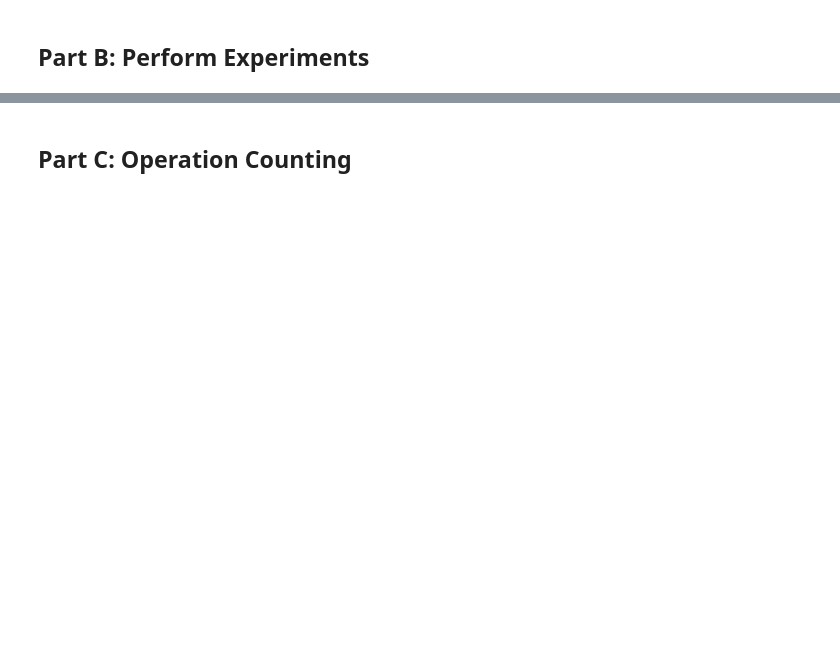
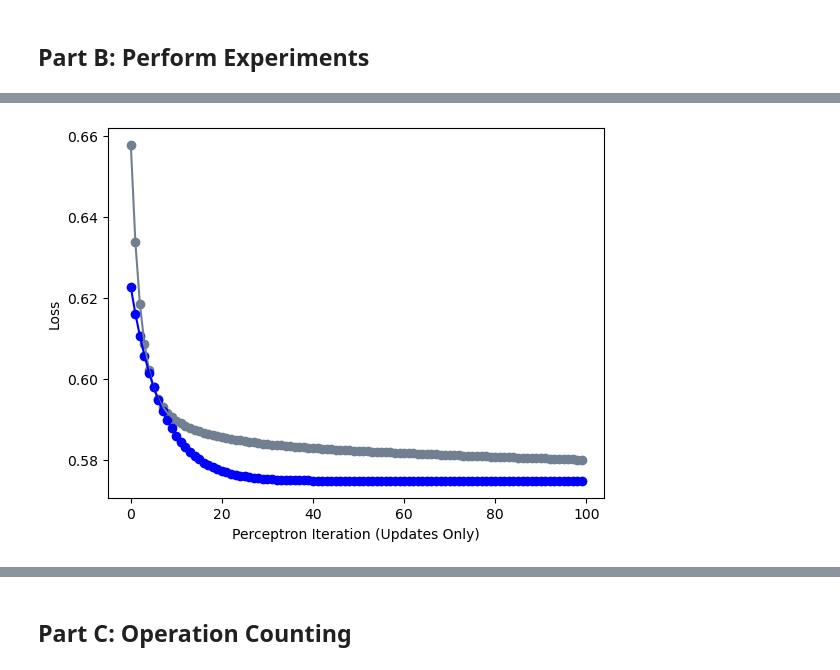
Before and after one commit to jjr2024/github_jjr2024.github.io, a Jupyter notebook: posts/newton-method/newton-method.ipynb, the cells around one changed output, grey strips where cells are left out. Cells and saved outputs as stored; diff of their text form; code cells hidden in the pictures; blank space fills up the shorter version.

```diff
--- a/posts/newton-method/newton-method.ipynb
+++ b/posts/newton-method/newton-method.ipynb
@@ -22,0 +126,13 @@ In this blog post, I implement Newton's method, an optimizer technique to conver
+# %%
+X, y = classification_data(n_points = 6, noise = 1, p_dims = 2)
+
+LR = LogisticRegression()
+opt = NewtonOptimizer(LR)
+
+loss_vec = []
+
+max_iterations = 100
+train(X,y,max_iterations,a=0.5)
+loss_vec2 = loss_vec
+LR2 = LR
+print("Last Loss: " + str(loss_vec[len(loss_vec)-1]))
@@ -22,0 +141,19 @@ In this blog post, I implement Newton's method, an optimizer technique to conver
+# %%
+LR = LogisticRegression()
+opt = GradientDescentOptimizer(LR)
+
+loss_vec = []
+
+#Standard gradient descent
+for _ in range(max_iterations):
+    loss = LR.loss(X, y)
+    loss_vec.append(loss)
+    opt.step(X, y, 0.5, 0.0)
+
+plt.plot(loss_vec, color = "slategrey")
+plt.plot(loss_vec2, color = "blue")
+plt.scatter(torch.arange(len(loss_vec)), loss_vec, color = "slategrey")
+plt.scatter(torch.arange(len(loss_vec2)), loss_vec2, color = "blue")
+labs = plt.gca().set(xlabel = "Perceptron Iteration (Updates Only)", ylabel = "Loss")
+# %% [output]
+[figure, added]
```
Also changed, not shown: parts of 22 cells of this notebook, 2 other files.
